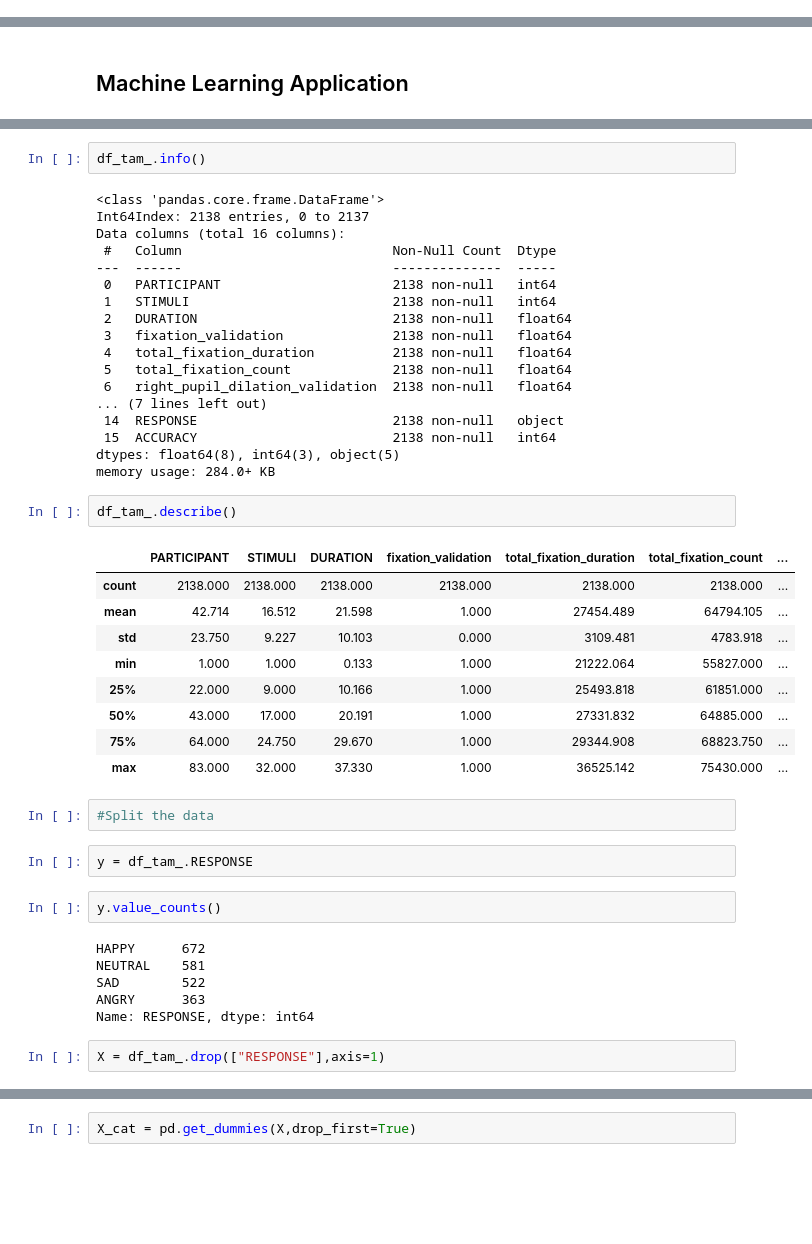
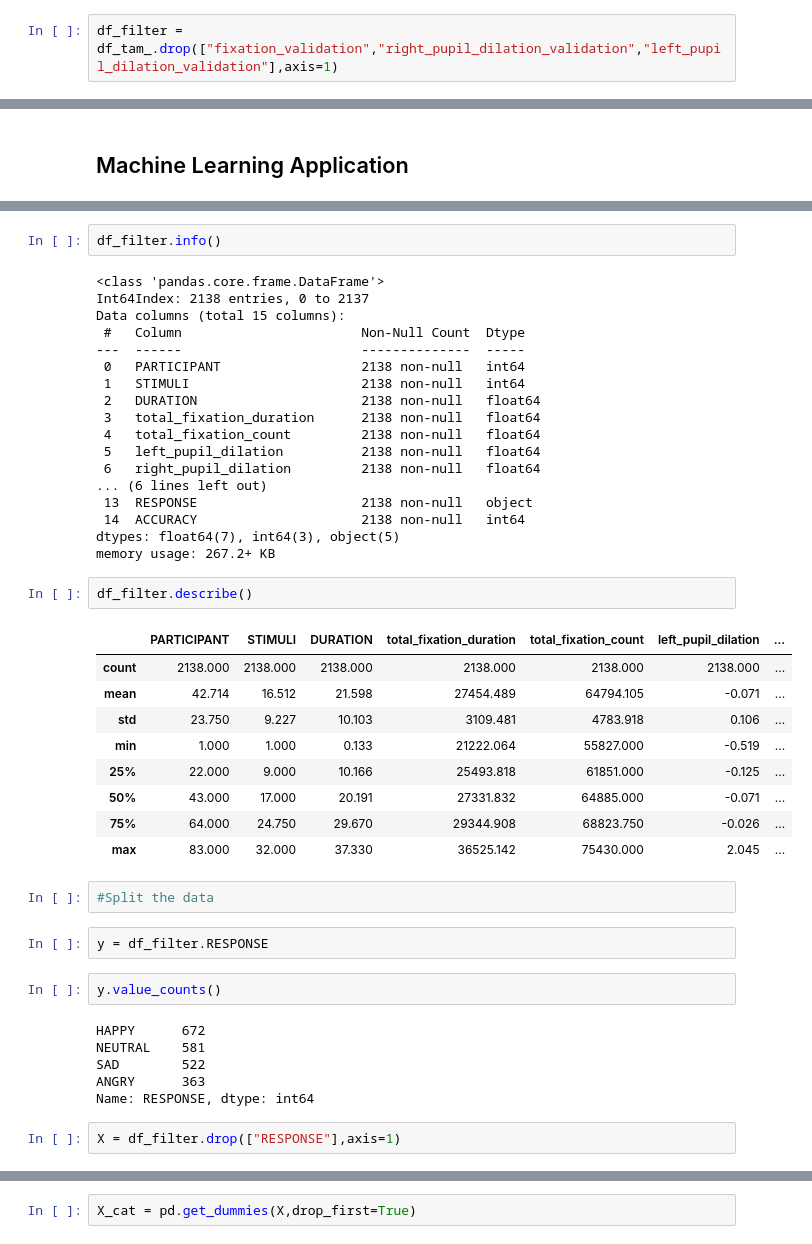
Before and after one commit to EgemenOnatAtam/eye_tracking_data_project, a Jupyter notebook: Eye Tracking Data Analysis Project.ipynb, the cells around one changed output, grey strips where cells are left out. Drawn from its saved outputs; the diff is of its cells as text; blank space fills up the shorter version.

```diff
--- a/Eye Tracking Data Analysis Project.ipynb
+++ b/Eye Tracking Data Analysis Project.ipynb
@@ -680,4 +685,6 @@ Fixation Duration: t-value = 0.5899, p-value = 0.5554
 This result is much stronger than former one since p-values are greater.
 # %% [markdown]
 2.	Main effects and interactions in terms of eye behaviors (fixation counts, fixation duration and saccades/secs) between two groups for all trials, conditions, genders and accuracy scores. (ANOVA, Post hoc, T-Tests, Correlation)
+# %%
+df_filter = df_tam_.drop(["fixation_validation","right_pupil_dilation_validation","left_pupil_dilation_validation"],axis=1)
 # %%
@@ -777,41 +784,41 @@ df_tam_.duplicated().sum()
 # %% [output]
 0
 # %%
-df_tam_.info()
+df_filter.info()
 # %% [output]
 <class 'pandas.core.frame.DataFrame'>
 Int64Index: 2138 entries, 0 to 2137
-Data columns (total 16 columns):
- #   Column                           Non-Null Count  Dtype
----  ------                           --------------  -----
- 0   PARTICIPANT                      2138 non-null   int64
- 1   STIMULI                          2138 non-null   int64
- 2   DURATION                         2138 non-null   float64
- 3   fixation_validation              2138 non-null   float64
- 4   total_fixation_duration          2138 non-null   float64
- 5   total_fixation_count             2138 non-null   float64
- 6   right_pupil_dilation_validation  2138 non-null   float64
-... (7 lines left out)
- 14  RESPONSE                         2138 non-null   object
- 15  ACCURACY                         2138 non-null   int64
-dtypes: float64(8), int64(3), object(5)
-memory usage: 284.0+ KB
+Data columns (total 15 columns):
+ #   Column                       Non-Null Count  Dtype
+---  ------                       --------------  -----
+ 0   PARTICIPANT                  2138 non-null   int64
+ 1   STIMULI                      2138 non-null   int64
+ 2   DURATION                     2138 non-null   float64
+ 3   total_fixation_duration      2138 non-null   float64
+ 4   total_fixation_count         2138 non-null   float64
+ 5   left_pupil_dilation          2138 non-null   float64
+ 6   right_pupil_dilation         2138 non-null   float64
+... (6 lines left out)
+ 13  RESPONSE                     2138 non-null   object
+ 14  ACCURACY                     2138 non-null   int64
+dtypes: float64(7), int64(3), object(5)
+memory usage: 267.2+ KB
 # %%
-df_tam_.describe()
+df_filter.describe()
 # %% [output]
-|  | PARTICIPANT | STIMULI | DURATION | fixation_validation | total_fixation_duration | total_fixation_count | ... |
+|  | PARTICIPANT | STIMULI | DURATION | total_fixation_duration | total_fixation_count | left_pupil_dilation | ... |
 | count | 2138.000 | 2138.000 | 2138.000 | 2138.000 | 2138.000 | 2138.000 | ... |
-| mean | 42.714 | 16.512 | 21.598 | 1.000 | 27454.489 | 64794.105 | ... |
-| std | 23.750 | 9.227 | 10.103 | 0.000 | 3109.481 | 4783.918 | ... |
-| min | 1.000 | 1.000 | 0.133 | 1.000 | 21222.064 | 55827.000 | ... |
-| 25% | 22.000 | 9.000 | 10.166 | 1.000 | 25493.818 | 61851.000 | ... |
-| 50% | 43.000 | 17.000 | 20.191 | 1.000 | 27331.832 | 64885.000 | ... |
-| 75% | 64.000 | 24.750 | 29.670 | 1.000 | 29344.908 | 68823.750 | ... |
-| max | 83.000 | 32.000 | 37.330 | 1.000 | 36525.142 | 75430.000 | ... |
+| mean | 42.714 | 16.512 | 21.598 | 27454.489 | 64794.105 | -0.071 | ... |
+| std | 23.750 | 9.227 | 10.103 | 3109.481 | 4783.918 | 0.106 | ... |
+| min | 1.000 | 1.000 | 0.133 | 21222.064 | 55827.000 | -0.519 | ... |
+| 25% | 22.000 | 9.000 | 10.166 | 25493.818 | 61851.000 | -0.125 | ... |
+| 50% | 43.000 | 17.000 | 20.191 | 27331.832 | 64885.000 | -0.071 | ... |
+| 75% | 64.000 | 24.750 | 29.670 | 29344.908 | 68823.750 | -0.026 | ... |
+| max | 83.000 | 32.000 | 37.330 | 36525.142 | 75430.000 | 2.045 | ... |
 # %%
 #Split the data
 # %%
-y = df_tam_.RESPONSE
+y = df_filter.RESPONSE
 # %%
 y.value_counts()
 # %% [output]
@@ -821,7 +828,7 @@ SAD        522
 ANGRY      363
 Name: RESPONSE, dtype: int64
 # %%
-X = df_tam_.drop(["RESPONSE"],axis=1)
+X = df_filter.drop(["RESPONSE"],axis=1)
 # %%
 X.head()
 # %% [output]
```
Also changed, not shown: parts of 21 cells of this notebook.
